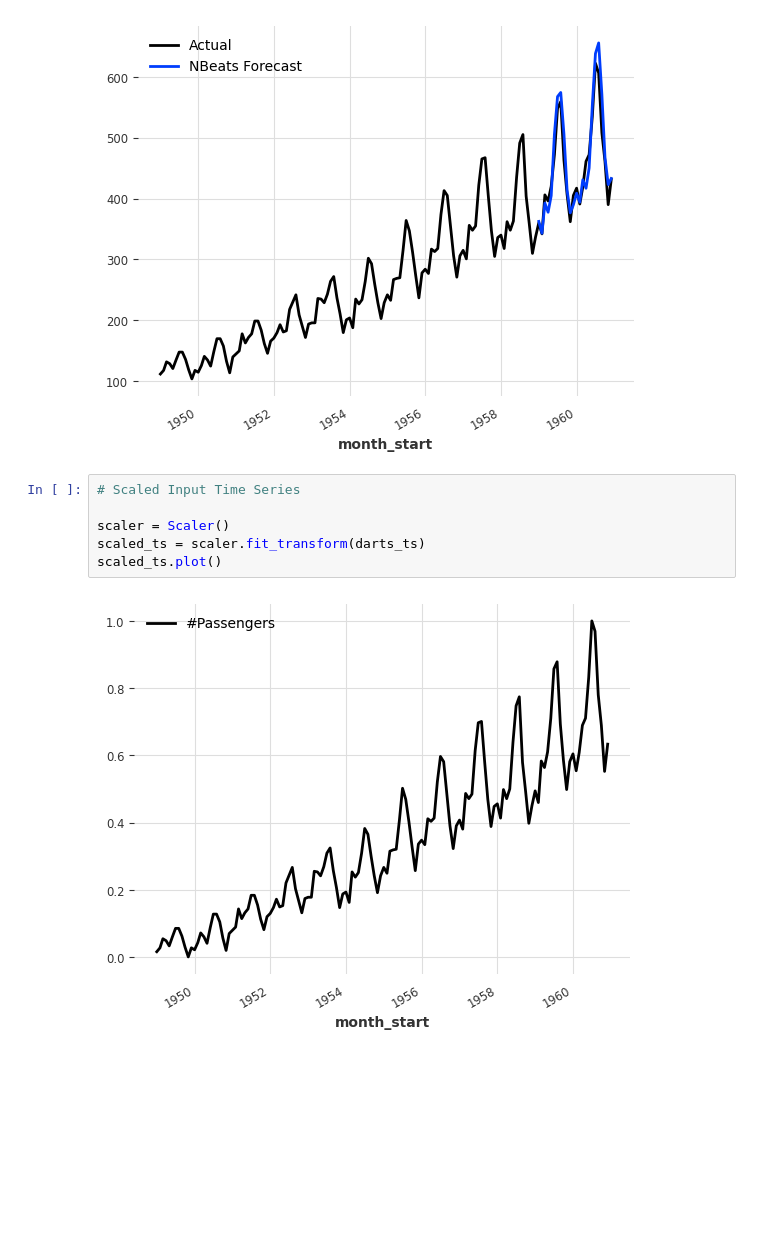
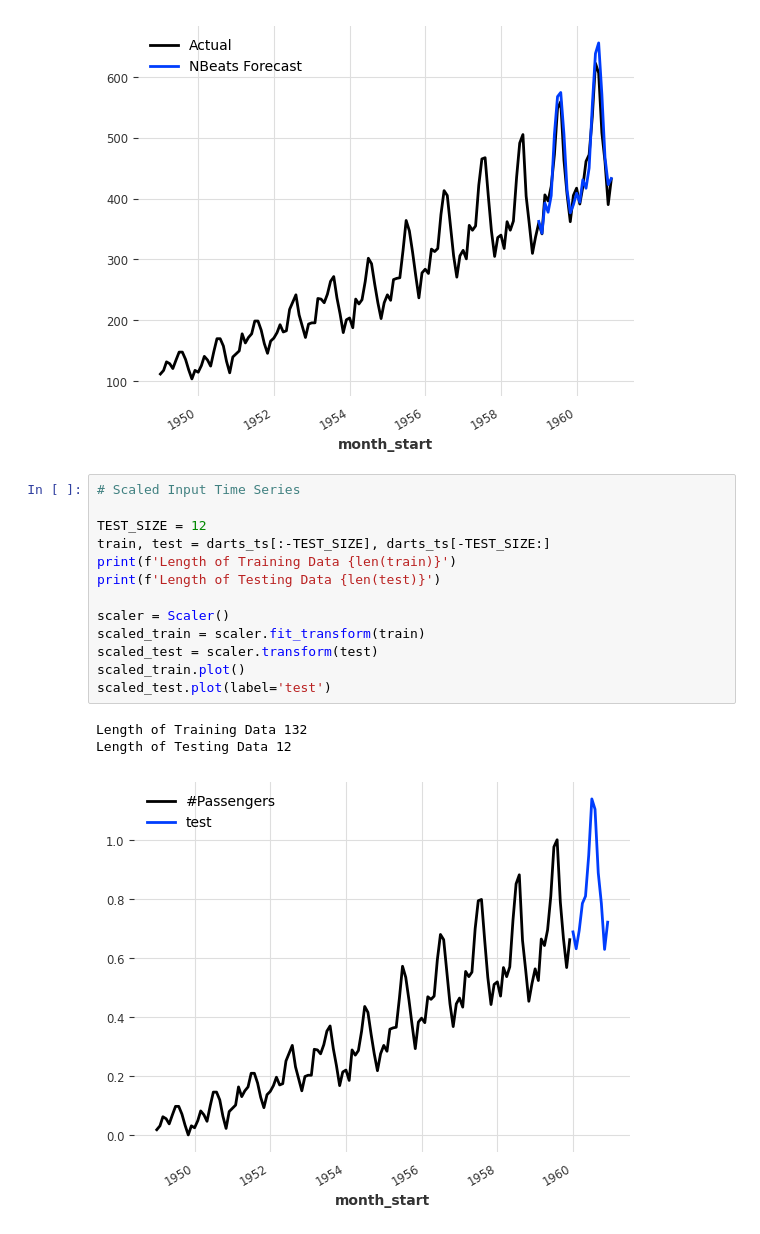
Before and after one commit to adroit-ds/datascience-learn, a Jupyter notebook: time_series_forecasting/DARTS_airpassengers.ipynb, the cells around one changed output. Drawn from its saved outputs; the diff is of its cells as text; blank space fills up the shorter version.

```diff
--- a/time_series_forecasting/DARTS_airpassengers.ipynb
+++ b/time_series_forecasting/DARTS_airpassengers.ipynb
@@ -152,11 +152,20 @@ IPU available: False, using: 0 IPUs
 HPU available: False, using: 0 HPUs
 MAPE NBEATS Forecast 4.21%
 [figure]
-# %%
-# Scaled Input Time Series
-
-scaler = Scaler()
-scaled_ts = scaler.fit_transform(darts_ts)
-scaled_ts.plot()
-# %% [output]
-[figure, removed]
+# %%
+# Scaled Input Time Series
+
+TEST_SIZE = 12
+train, test = darts_ts[:-TEST_SIZE], darts_ts[-TEST_SIZE:]
+print(f'Length of Training Data {len(train)}')
+print(f'Length of Testing Data {len(test)}')
+
+scaler = Scaler()
+scaled_train = scaler.fit_transform(train)
+scaled_test = scaler.transform(test)
+scaled_train.plot()
+scaled_test.plot(label='test')
+# %% [output]
+Length of Training Data 132
+Length of Testing Data 12
+[figure, added]
```
Also changed, not shown: parts of 6 cells of this notebook.
